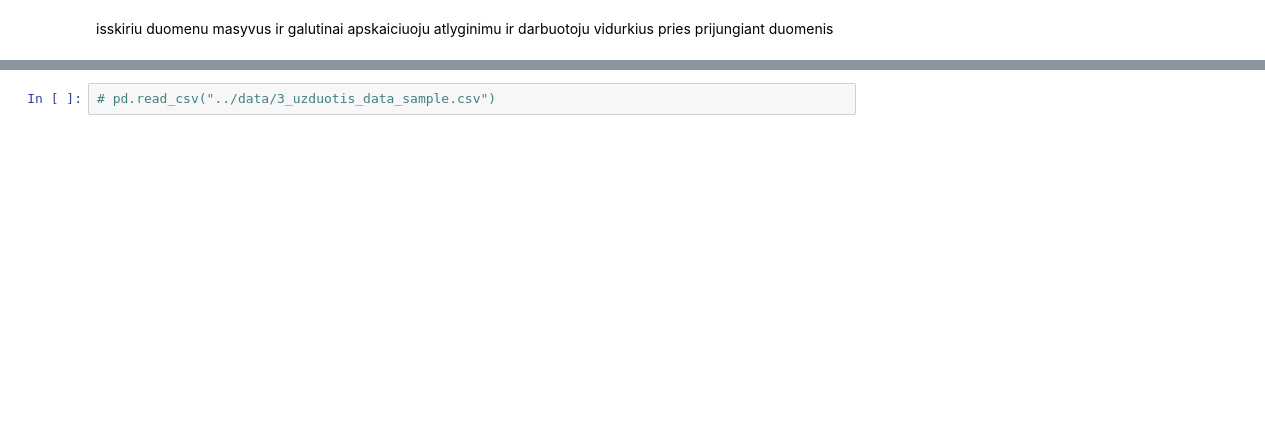
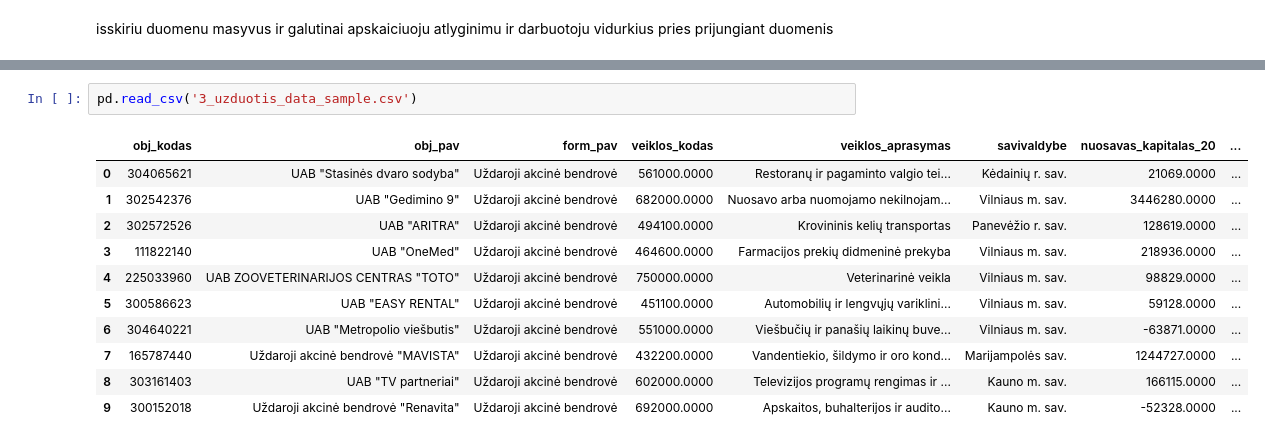
Before and after one commit to modsldn/eda_atsiskaitymas, a Jupyter notebook: mantas_pieza/mantas_pieza.ipynb, the cells around one changed output, grey strips where cells are left out. Drawn from its saved outputs; the diff is of its cells as text; blank space fills up the shorter version.

```diff
--- a/mantas_pieza/mantas_pieza.ipynb
+++ b/mantas_pieza/mantas_pieza.ipynb
@@ -918,2 +1772,14 @@ raw_balanso_ataskaita_2020
 # %%
-# pd.read_csv("../data/3_uzduotis_data_sample.csv")
+pd.read_csv('3_uzduotis_data_sample.csv')
+# %% [output]
+|  | obj_kodas | obj_pav | form_pav | veiklos_kodas | veiklos_aprasymas | savivaldybe | nuosavas_kapitalas_20 | ... |
+| 0 | 304065621 | UAB "Stasinės dvaro sodyba" | Uždaroji akcinė bendrovė | 561000.0000 | Restoranų ir pagaminto valgio tei... | Kėdainių r. sav. | 21069.0000 | ... |
+| 1 | 302542376 | UAB "Gedimino 9" | Uždaroji akcinė bendrovė | 682000.0000 | Nuosavo arba nuomojamo nekilnojam... | Vilniaus m. sav. | 3446280.0000 | ... |
+| 2 | 302572526 | UAB "ARITRA" | Uždaroji akcinė bendrovė | 494100.0000 | Krovininis kelių transportas | Panevėžio r. sav. | 128619.0000 | ... |
+| 3 | 111822140 | UAB "OneMed" | Uždaroji akcinė bendrovė | 464600.0000 | Farmacijos prekių didmeninė prekyba | Vilniaus m. sav. | 218936.0000 | ... |
+| 4 | 225033960 | UAB ZOOVETERINARIJOS CENTRAS "TOTO" | Uždaroji akcinė bendrovė | 750000.0000 | Veterinarinė veikla | Vilniaus m. sav. | 98829.0000 | ... |
+| 5 | 300586623 | UAB "EASY RENTAL" | Uždaroji akcinė bendrovė | 451100.0000 | Automobilių ir lengvųjų variklini... | Vilniaus m. sav. | 59128.0000 | ... |
+| 6 | 304640221 | UAB "Metropolio viešbutis" | Uždaroji akcinė bendrovė | 551000.0000 | Viešbučių ir panašių laikinų buve... | Vilniaus m. sav. | -63871.0000 | ... |
+| 7 | 165787440 | Uždaroji akcinė bendrovė "MAVISTA" | Uždaroji akcinė bendrovė | 432200.0000 | Vandentiekio, šildymo ir oro kond... | Marijampolės sav. | 1244727.0000 | ... |
+| 8 | 303161403 | UAB "TV partneriai" | Uždaroji akcinė bendrovė | 602000.0000 | Televizijos programų rengimas ir ... | Kauno m. sav. | 166115.0000 | ... |
+| 9 | 300152018 | Uždaroji akcinė bendrovė "Renavita" | Uždaroji akcinė bendrovė | 692000.0000 | Apskaitos, buhalterijos ir audito... | Kauno m. sav. | -52328.0000 | ... |
```
Also changed, not shown: parts of 166 cells of this notebook.
